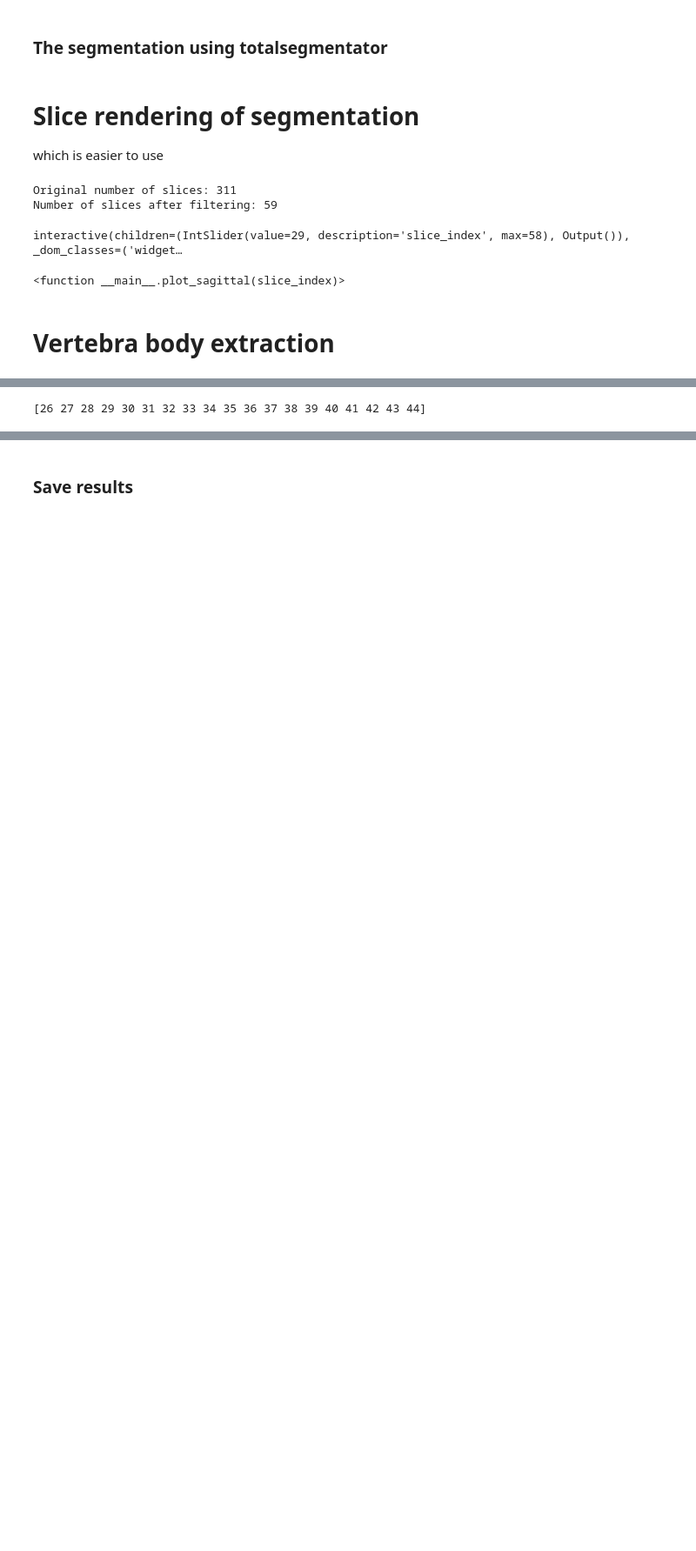
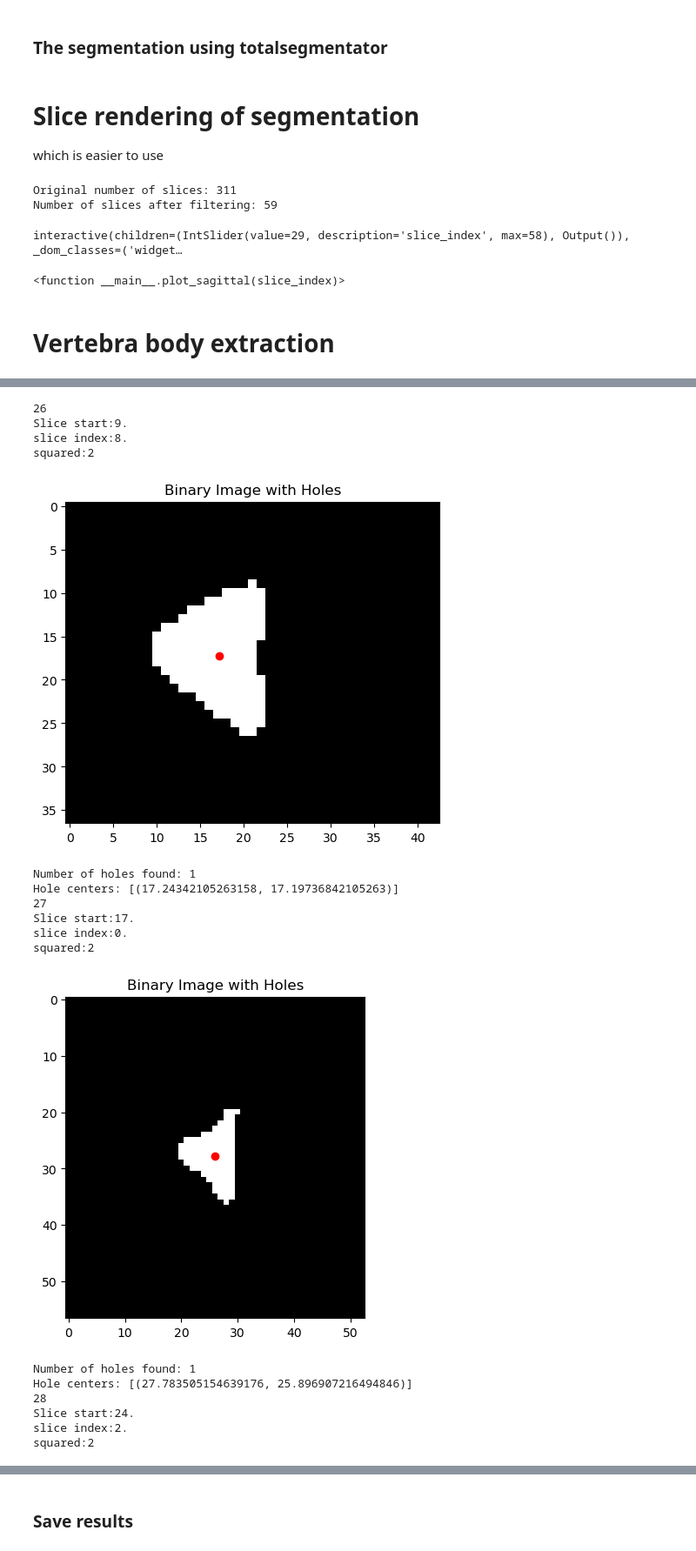
Before and after one commit to EmilKoco/Segmentation-practice, a Jupyter notebook: TestProgam.ipynb, the cells around one changed output, grey strips where cells are left out. Shown: that part at 87% size. Cells and saved outputs as stored; diff of their text form; code cells hidden in the pictures; blank space fills up the shorter version.

```diff
--- a/TestProgam.ipynb
+++ b/TestProgam.ipynb
@@ -251,12 +273,30 @@ HBox(children=(VBox(children=(IntSlider(value=161, description='Sagittal', max=3
 # %%
-output_img_data = read_data()
+output_img_nifti = read_data()
+output_img_data = np.array(output_img_nifti.dataobj)
 values = np.unique(output_img_data)
 values = values[1:]
 for value in values:
     print(value)
     array = (output_img_data == value).astype(np.uint8) * value
     tmp, sagital_start, frontal_start, transversal_start = cut_body(array, value, plot=True)
     output_img_data = restore_array(output_img_data, tmp, sagital_start, frontal_start, transversal_start, value)
-plot_segmentation(output_img_data)
+plot_segmentation(output_img_data, value=30)
 # %% [output]
-[26 27 28 29 30 31 32 33 34 35 36 37 38 39 40 41 42 43 44]
+26
+Slice start:9.
+slice index:8.
+squared:2
+[figure, added]
+Number of holes found: 1
+Hole centers: [(17.24342105263158, 17.19736842105263)]
+27
+Slice start:17.
+slice index:0.
+squared:2
+[figure, added]
+Number of holes found: 1
+Hole centers: [(27.783505154639176, 25.896907216494846)]
+28
+Slice start:24.
+slice index:2.
+squared:2
```
Also changed, not shown: parts of 9 cells of this notebook.
